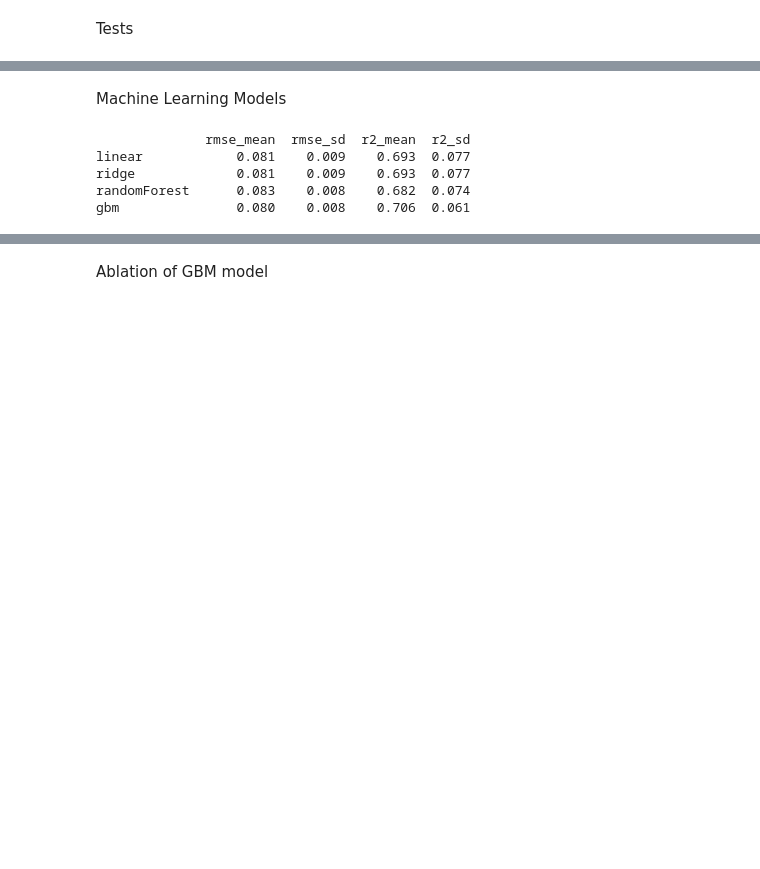
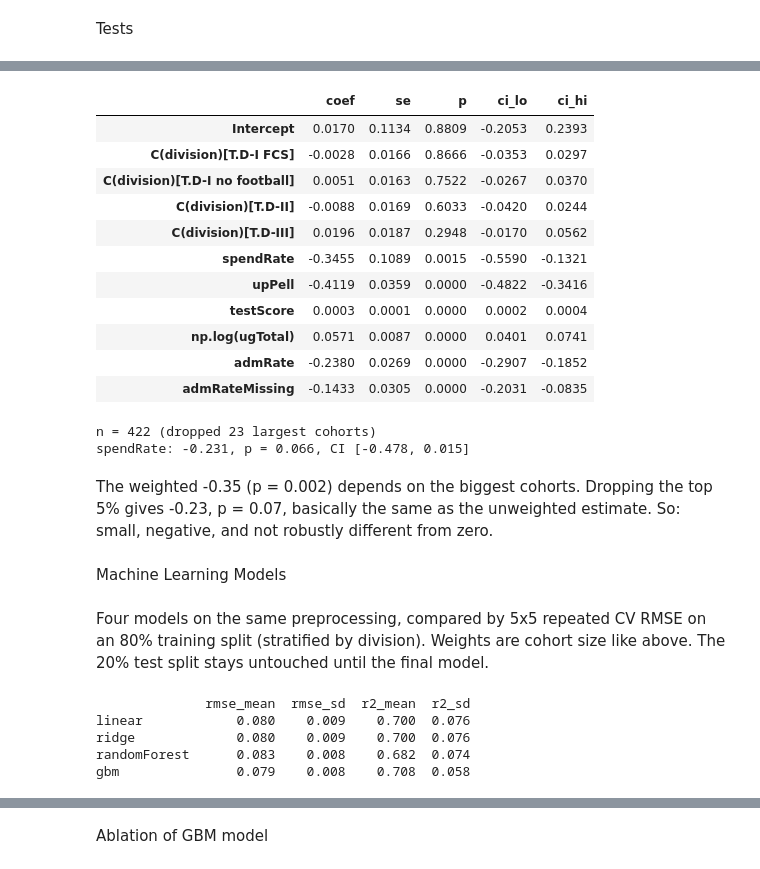
Before and after one commit to Valen0604/Valen0604.github.io, a Jupyter notebook: athletic-spending-outcomes/Python_Extension/main.ipynb, the cells around one changed output, grey strips where cells are left out. Saved outputs shown, nothing was run; the diff lists cells and outputs as text; code cells hidden in the pictures; blank space fills up the shorter version.

```diff
--- a/athletic-spending-outcomes/Python_Extension/main.ipynb
+++ b/athletic-spending-outcomes/Python_Extension/main.ipynb
@@ -16,5 +26,6 @@ import statsmodels.formula.api as smf
 # %% [markdown]
 Load Data
 # %%
-univData = pd.read_csv("../Data/Clean/univData.csv")
-print(len(univData))
+features = pd.read_csv("../Data/Clean/features.csv")
+
+featuresFilled = features.fillna(features.median(numeric_only=True))
@@ -127,0 +147,4 @@ Levels specification confirms the flip is not a ratio artifact (log sportsExpens
+# %%
+m_final = smf.wls("gradRate ~ spendRate + upPell + testScore + np.log(ugTotal) + admRate + admRateMissing + C(division)",
+                  data=featuresFilled, weights=featuresFilled["cohortSize"]).fit(cov_type="HC3")
+print(m_final.summary())
@@ -128,8 +177,40 @@ Levels specification confirms the flip is not a ratio artifact (log sportsExpens
+# %%
+wlsFull = pd.DataFrame({"coef": m_final.params, "se": m_final.bse, "p": m_final.pvalues, "ci_lo": m_final.conf_int()[0], "ci_hi": m_final.conf_int()[1]}).round(4)
+wlsFull
+# %% [output]
+|  | coef | se | p | ci_lo | ci_hi |
+| Intercept | 0.0170 | 0.1134 | 0.8809 | -0.2053 | 0.2393 |
+| C(division)[T.D-I FCS] | -0.0028 | 0.0166 | 0.8666 | -0.0353 | 0.0297 |
+| C(division)[T.D-I no football] | 0.0051 | 0.0163 | 0.7522 | -0.0267 | 0.0370 |
+| C(division)[T.D-II] | -0.0088 | 0.0169 | 0.6033 | -0.0420 | 0.0244 |
+| C(division)[T.D-III] | 0.0196 | 0.0187 | 0.2948 | -0.0170 | 0.0562 |
+| spendRate | -0.3455 | 0.1089 | 0.0015 | -0.5590 | -0.1321 |
+| upPell | -0.4119 | 0.0359 | 0.0000 | -0.4822 | -0.3416 |
+| testScore | 0.0003 | 0.0001 | 0.0000 | 0.0002 | 0.0004 |
+| np.log(ugTotal) | 0.0571 | 0.0087 | 0.0000 | 0.0401 | 0.0741 |
+| admRate | -0.2380 | 0.0269 | 0.0000 | -0.2907 | -0.1852 |
+| admRateMissing | -0.1433 | 0.0305 | 0.0000 | -0.2031 | -0.0835 |
+# %%
+cutoff = featuresFilled["cohortSize"].quantile(0.95)
+trimmed = featuresFilled[featuresFilled["cohortSize"] < cutoff]
+
+m_trim = smf.wls("gradRate ~ spendRate + upPell + testScore + np.log(ugTotal) + admRate + admRateMissing + C(division)",
+                 data=trimmed, weights=trimmed["cohortSize"]).fit(cov_type="HC3")
+
+print(f"n = {len(trimmed)} (dropped {len(featuresFilled) - len(trimmed)} largest cohorts)")
+print(f"spendRate: {m_trim.params['spendRate']:.3f}, p = {m_trim.pvalues['spendRate']:.3f}, "
+      f"CI [{m_trim.conf_int().loc['spendRate', 0]:.3f}, {m_trim.conf_int().loc['spendRate', 1]:.3f}]")
+# %% [output]
+n = 422 (dropped 23 largest cohorts)
+spendRate: -0.231, p = 0.066, CI [-0.478, 0.015]
+# %% [markdown]
+The weighted -0.35 (p = 0.002) depends on the biggest cohorts. Dropping the top 5% gives -0.23, p = 0.07, basically the same as the unweighted estimate.
+So: small, negative, and not robustly different from zero.
 # %% [markdown]
 Machine Learning Models
+# %% [markdown]
+Four models on the same preprocessing, compared by 5x5 repeated CV RMSE on an 80% training split (stratified by division). Weights are cohort size like above. The 20% test split stays untouched until the final model.
 # %%
-features = pd.read_csv("../Data/Clean/features.csv")
-
 num = ["spendRate", "expPerStudent", "ugTotal", "admRate", "testScore",
        "upPell", "instrShare", "adminShare"]
 ind = ["testScoreMissing", "admRateMissing"]
@@ -179,7 +260,7 @@ cv_table = pd.DataFrame(results).T.round(3)
 print(cv_table)
 # %% [output]
               rmse_mean  rmse_sd  r2_mean  r2_sd
-linear            0.081    0.009    0.693  0.077
-ridge             0.081    0.009    0.693  0.077
+linear            0.080    0.009    0.700  0.076
+ridge             0.080    0.009    0.700  0.076
 randomForest      0.083    0.008    0.682  0.074
-gbm               0.080    0.008    0.706  0.061
+gbm               0.079    0.008    0.708  0.058
```
Also changed, not shown: parts of 44 cells of this notebook, 26 other files.
